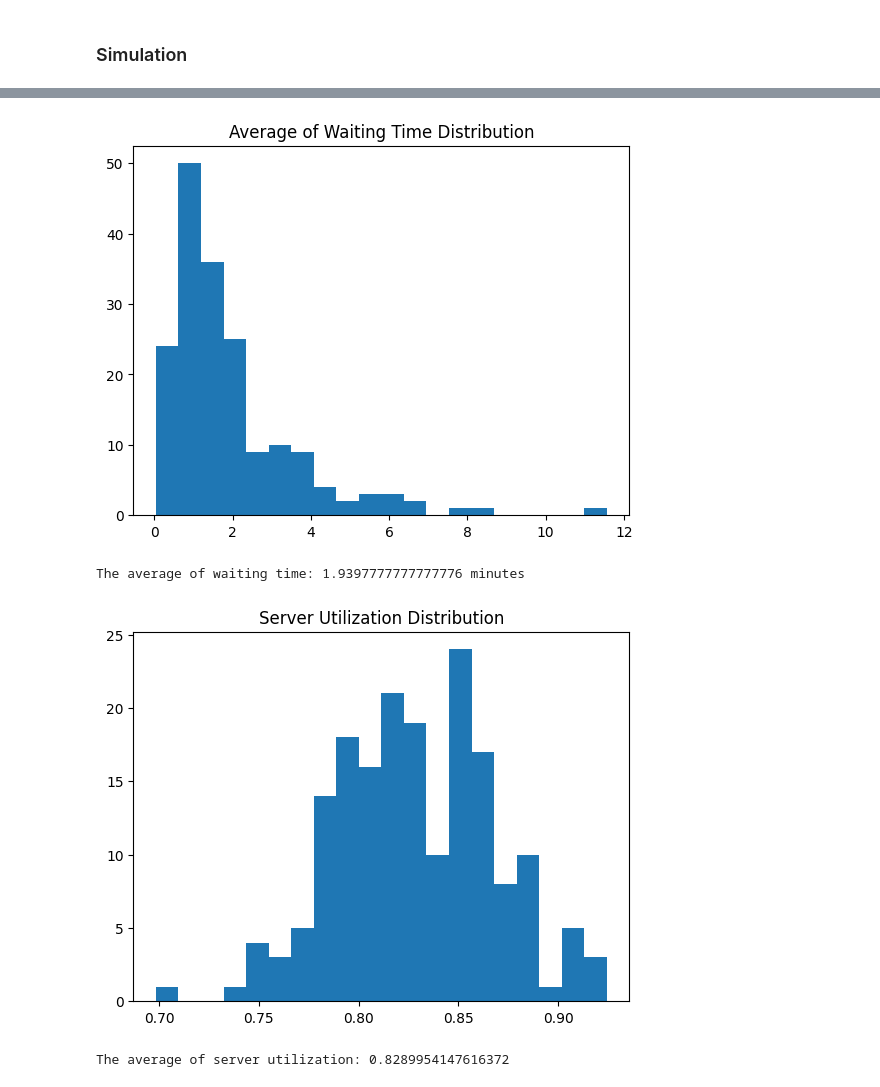
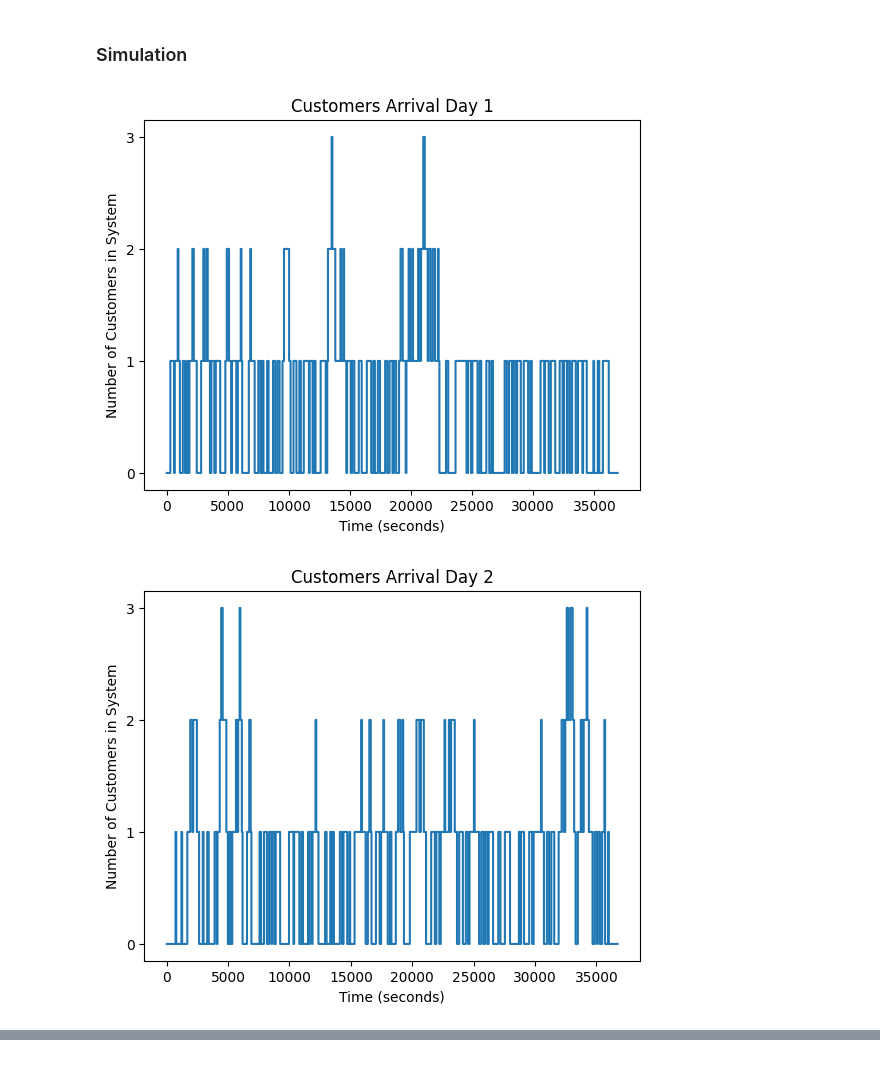
Before and after one commit to alfiannajih/single-server-queue, a Jupyter notebook: singleServerQueue.ipynb, the cells around one changed output, grey strips where cells are left out. Saved outputs shown, nothing was run; the diff lists cells and outputs as text; code cells hidden in the pictures.

Commit message:
add graph

```diff
--- a/singleServerQueue.ipynb
+++ b/singleServerQueue.ipynb
@@ -42,17 +88,24 @@ class QueueSim:
 # %% [markdown]
 ### Simulation
 # %%
-target_cust = 25
-total_simulation = 180 #number of days
+target_cust = 100
+total_simulation = 7 #number of days
 serv_util = np.zeros(total_simulation)
 waiting_arr = np.zeros(total_simulation)
 
 for i in range(total_simulation):
-    next_arr_time = np.random.poisson(25, target_cust).astype(int) * 60
-    service_time = np.random.normal(22, 3, target_cust).astype(int) * 60
+    next_arr_time = np.random.poisson(6, target_cust).astype(int) * 60
+    service_time = np.random.normal(4, 2, target_cust).astype(int) * 60
 
     queue1 = QueueSim(next_arr_time, service_time, target_cust)
     queue1.simulation()
 
     serv_util[i] = queue1.server_utilization()
     waiting_arr[i] = queue1.average_waiting_time() / 60
+
+    queue1.show_graph()
+    plt.title(f'Customers Arrival Day {i + 1}')
+    plt.show()
+# %% [output]
+[figure, added]
+[figure, added]
@@ -59,16 +116,0 @@ for i in range(total_simulation):
-# %%
-plt.hist(waiting_arr, 20)
-plt.title('Average of Waiting Time Distribution')
-plt.show()
-print(f'The average of waiting time: {np.mean(waiting_arr)} minutes')
-# %% [output]
-[figure, removed]
-The average of waiting time: 1.9397777777777776 minutes
-# %%
-plt.hist(serv_util, 20)
-plt.title('Server Utilization Distribution')
-plt.show()
-print(f'The average of server utilization: {np.mean(serv_util)} ')
-# %% [output]
-[figure, removed]
-The average of server utilization: 0.8289954147616372
```
Also changed, not shown: parts of 5 cells of this notebook.
